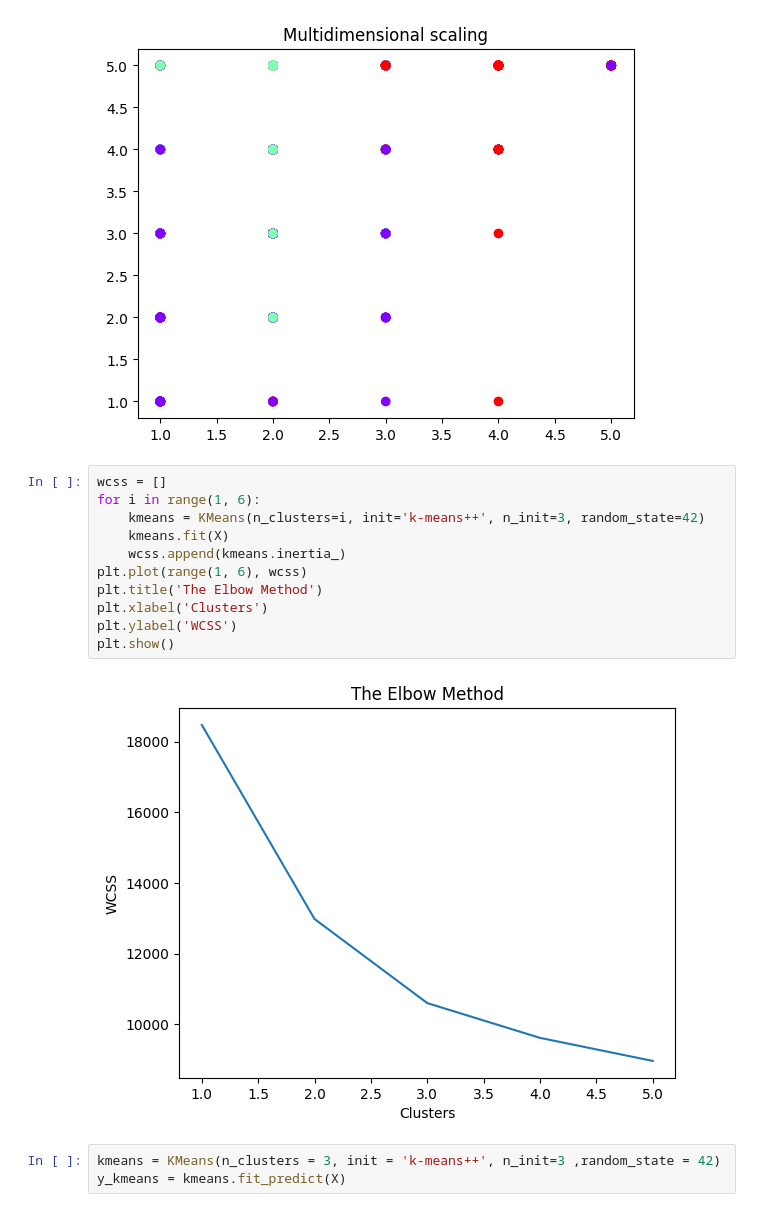
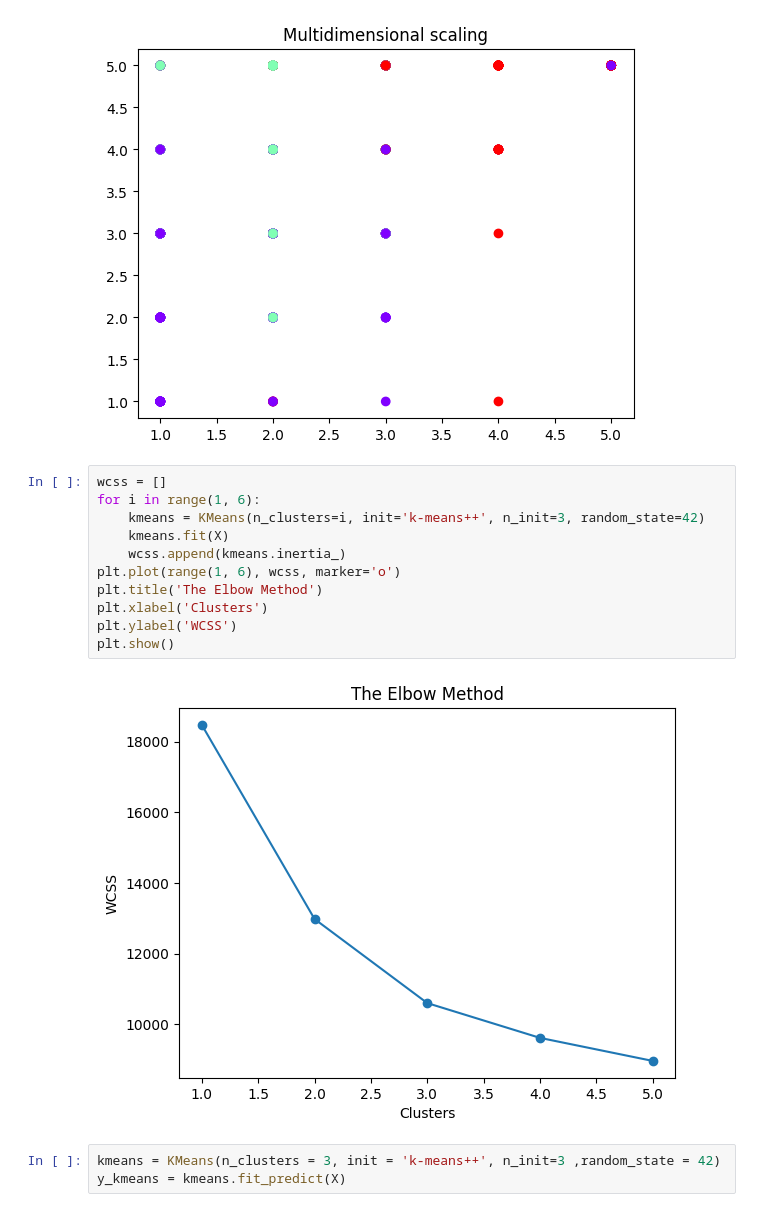
Before and after one commit to Cappuchinka/AI_Tasks, a Jupyter notebook: AI_1/AI_1.ipynb, the cells around one changed output. Drawn from its saved outputs; the diff is of its cells as text.

```diff
--- a/AI_1/AI_1.ipynb
+++ b/AI_1/AI_1.ipynb
@@ -70,16 +72,16 @@ plt.show()
 # %%
 wcss = []
 for i in range(1, 6):
     kmeans = KMeans(n_clusters=i, init='k-means++', n_init=3, random_state=42)
     kmeans.fit(X)
     wcss.append(kmeans.inertia_)
-plt.plot(range(1, 6), wcss)
+plt.plot(range(1, 6), wcss, marker='o')
 plt.title('The Elbow Method')
 plt.xlabel('Clusters')
 plt.ylabel('WCSS')
 plt.show()
 # %% [output]
-[figure, old version]
+[figure, new version]
 # %%
 kmeans = KMeans(n_clusters = 3, init = 'k-means++', n_init=3 ,random_state = 42)
 y_kmeans = kmeans.fit_predict(X)
```
Also changed, not shown: parts of 1 cell of this notebook, 10 other files.
